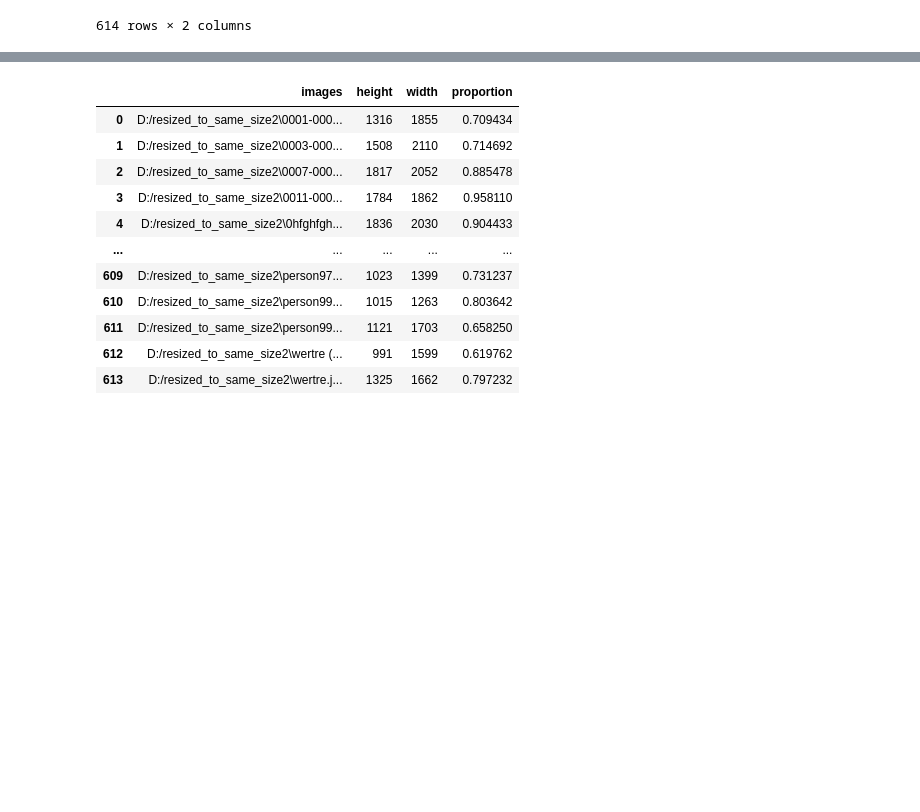
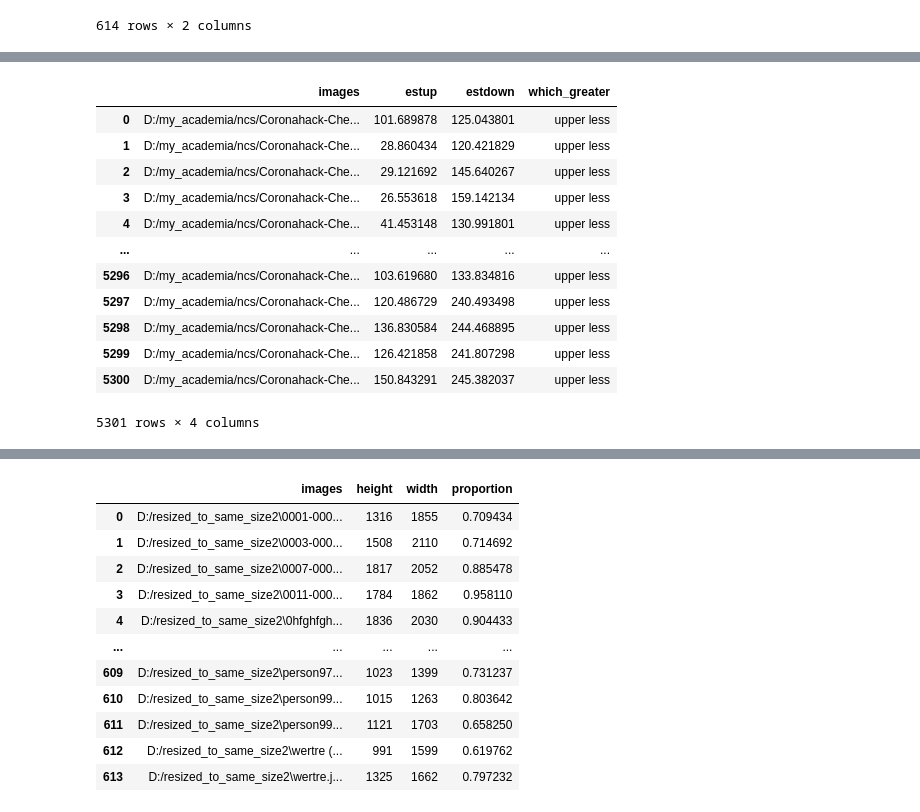
Before and after one commit to drcandacemakedamoore/cleanX, a Jupyter notebook: workflow_demo/cleanX_run_example.ipynb, the cells around one changed output, grey strips where cells are left out. Cells and saved outputs as stored; diff of their text form; code cells hidden in the pictures; blank space fills up the shorter version.

```diff
--- a/workflow_demo/cleanX_run_example.ipynb
+++ b/workflow_demo/cleanX_run_example.ipynb
@@ -334,0 +385,18 @@ df_unbias
+# %%
+lovereturned2 = cx.find_sample_upper_greater_than_lower(origin_folder, 10)
+# %%
+lovereturned2
+# %% [output]
+|  | images | estup | estdown | which_greater |
+| 0 | D:/my_academia/ncs/Coronahack-Che... | 101.689878 | 125.043801 | upper less |
+| 1 | D:/my_academia/ncs/Coronahack-Che... | 28.860434 | 120.421829 | upper less |
+| 2 | D:/my_academia/ncs/Coronahack-Che... | 29.121692 | 145.640267 | upper less |
+| 3 | D:/my_academia/ncs/Coronahack-Che... | 26.553618 | 159.142134 | upper less |
+| 4 | D:/my_academia/ncs/Coronahack-Che... | 41.453148 | 130.991801 | upper less |
+| ... | ... | ... | ... | ... |
+| 5296 | D:/my_academia/ncs/Coronahack-Che... | 103.619680 | 133.834816 | upper less |
+| 5297 | D:/my_academia/ncs/Coronahack-Che... | 120.486729 | 240.493498 | upper less |
+| 5298 | D:/my_academia/ncs/Coronahack-Che... | 136.830584 | 244.468895 | upper less |
+| 5299 | D:/my_academia/ncs/Coronahack-Che... | 126.421858 | 241.807298 | upper less |
+| 5300 | D:/my_academia/ncs/Coronahack-Che... | 150.843291 | 245.382037 | upper less |
+5301 rows × 4 columns
```
Also changed, not shown: parts of 25 cells of this notebook.
